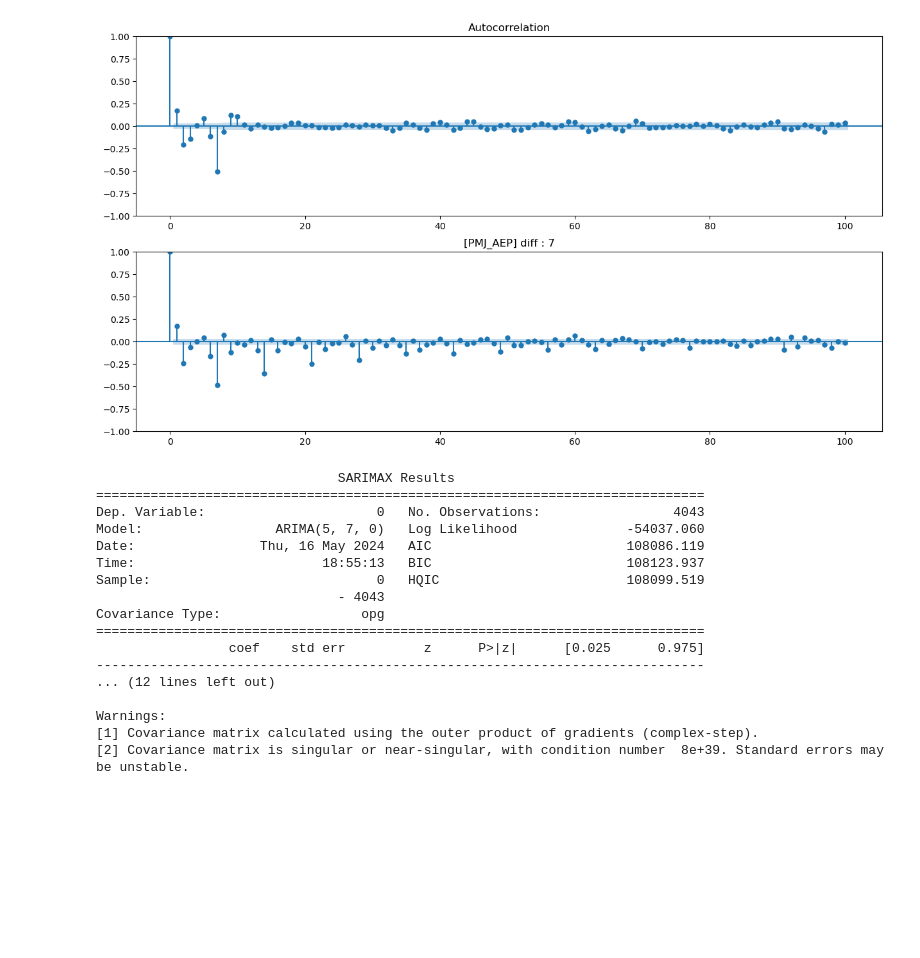
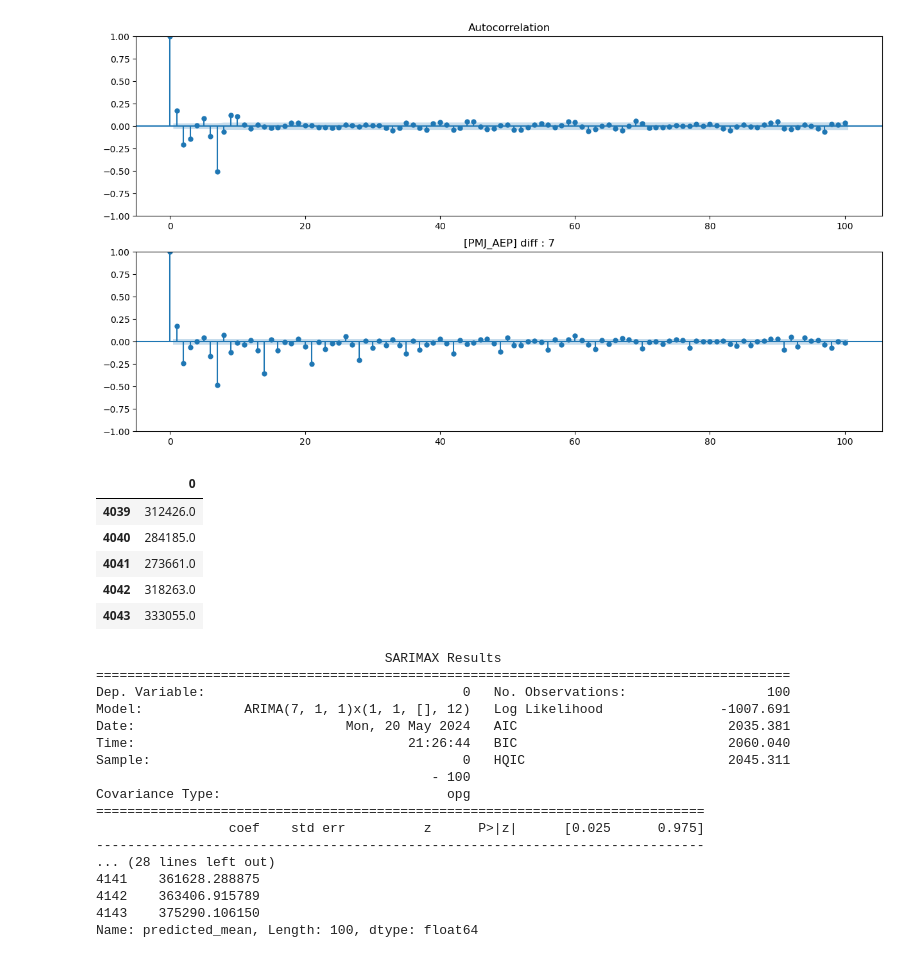
Before and after one commit to qja1998/co2_forecast, a Jupyter notebook: ARIMA/train.ipynb, the cells around one changed output. Cells and saved outputs as stored; diff of their text form; code cells hidden in the pictures; blank space fills up the shorter version.

```diff
--- a/ARIMA/train.ipynb
+++ b/ARIMA/train.ipynb
@@ -78,15 +78,24 @@ plot_ac(tmp_diff1, t, diff, data=False, acf=True, pacf=True, lags=100)
 # %% [output]
 [figure]
 [figure]
+# %%
+tmp_data.tail()
+# %% [output]
+|  | 0 |
+| 4039 | 312426.0 |
+| 4040 | 284185.0 |
+| 4041 | 273661.0 |
+| 4042 | 318263.0 |
+| 4043 | 333055.0 |
 # %%
 from statsmodels.tsa.arima.model import ARIMA
 
 # ARIMA(p, d, q)(P, D, Q, S)
 
-orders = [(5, 7, 0)]
+orders = [((7, 1, 1), (1, 1, 0, 12))]
 bset_AIC = float('inf')
 for order in orders:
-    model = ARIMA(tmp_diff1, order=order, seasonal_order=(0, 0, 0, 7))
+    model = ARIMA(tmp_data[-100:], order=order[0], seasonal_order=order[1])
     model_fit = model.fit()
 
     print(model_fit.summary())
@@ -95,25 +104,26 @@ for order in orders:
         best_model = model_fit
         best_AIC = model_fit.aic
 
-forecast = best_model.forecast(steps=10)
+forecast = best_model.forecast(steps=60)
+print(forecast)
 # %% [output]
-                               SARIMAX Results
-==============================================================================
-Dep. Variable:                      0   No. Observations:                 4043
-Model:                 ARIMA(5, 7, 0)   Log Likelihood              -54037.060
-Date:                Thu, 16 May 2024   AIC                         108086.119
-Time:                        18:55:13   BIC                         108123.937
-Sample:                             0   HQIC                        108099.519
-                               - 4043
-Covariance Type:                  opg
+                                     SARIMAX Results
+=========================================================================================
+Dep. Variable:                                 0   No. Observations:                  100
+Model:             ARIMA(7, 1, 1)x(1, 1, [], 12)   Log Likelihood               -1007.691
+Date:                           Mon, 20 May 2024   AIC                           2035.381
+Time:                                   21:26:44   BIC                           2060.040
+Sample:                                        0   HQIC                          2045.311
+                                           - 100
+Covariance Type:                             opg
 ==============================================================================
                  coef    std err          z      P>|z|      [0.025      0.975]
 ------------------------------------------------------------------------------
-... (12 lines left out)
-
-Warnings:
-[1] Covariance matrix calculated using the outer product of gradients (complex-step).
-[2] Covariance matrix is singular or near-singular, with condition number  8e+39. Standard errors may be unstable.
+... (28 lines left out)
+4141    361628.288875
+4142    363406.915789
+4143    375290.106150
+Name: predicted_mean, Length: 100, dtype: float64
 # %%
 from pmdarima.arima import auto_arima
 
```
Also changed, not shown: parts of 3 cells of this notebook, 4 other files.
